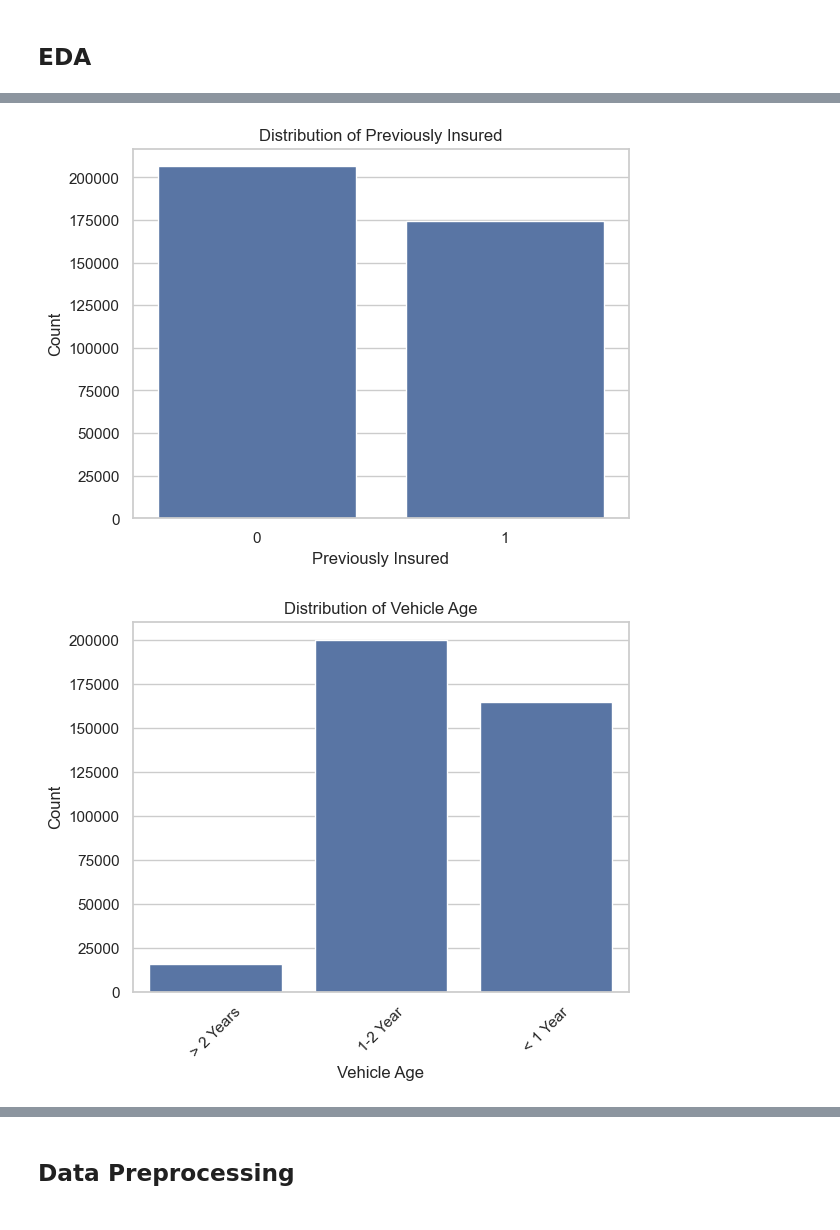
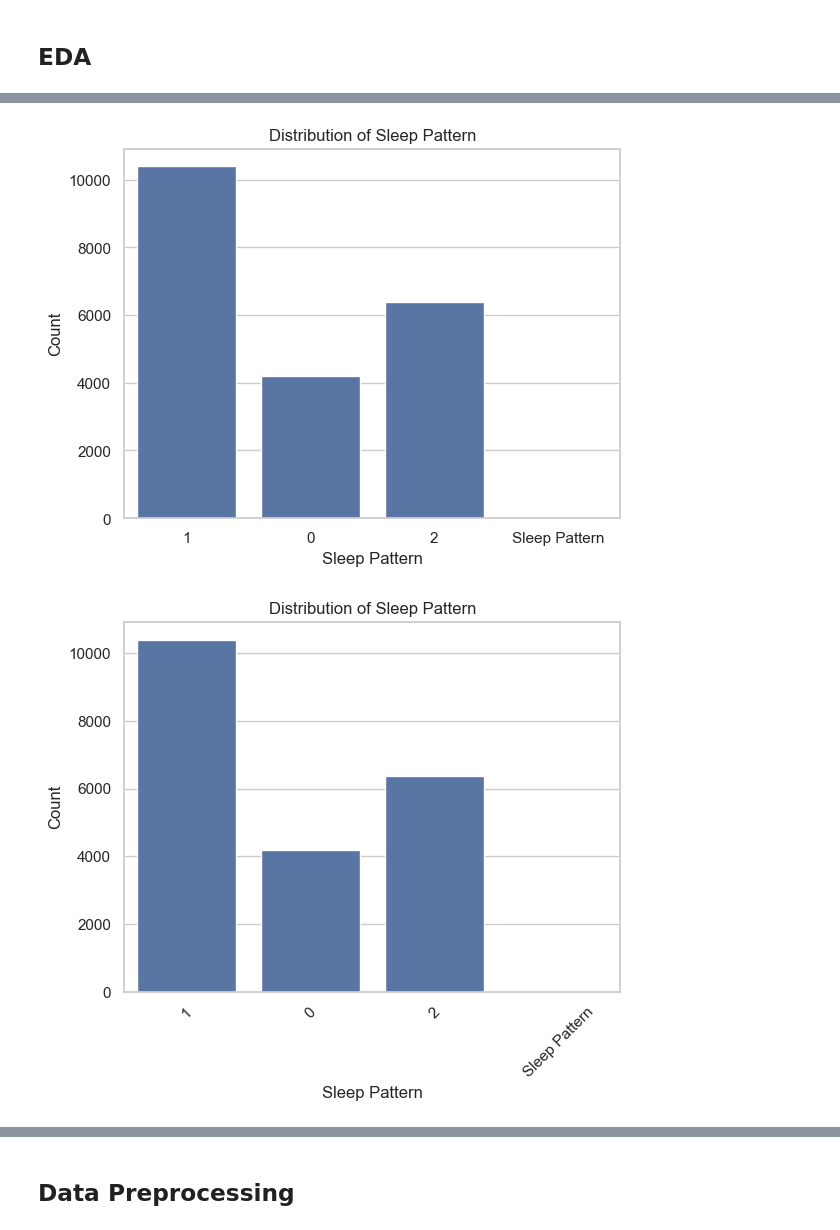
Before and after one commit to nsgowebjavaprog/NS-Davakhane, a Jupyter notebook: notebook/exp-notebook.ipynb, the cells around one changed output, grey strips where cells are left out. Saved outputs shown, nothing was run; the diff lists cells and outputs as text; code cells hidden in the pictures.

```diff
--- a/notebook/exp-notebook.ipynb
+++ b/notebook/exp-notebook.ipynb
@@ -89,6 +108,6 @@ warnings.filterwarnings("ignore")
 # %% [markdown]
 ## Import Dataset
 # %%
-df = pd.read_csv("data.csv")
+df = pd.read_csv("dataset.csv")
 df.head()
 # %% [output]
@@ -260,22 +263,20 @@ plt.show()
 # %%
-# customers with existing insurance
-
-sns.countplot(x="Previously_Insured", data=df)
-plt.title("Distribution of Previously Insured")
-plt.xlabel("Previously Insured")
+# Distribution of Sleep Pattern
+sns.countplot(x="Sleep Pattern", data=df)
+plt.title("Distribution of Sleep Pattern")
+plt.xlabel("Sleep Pattern")
 plt.ylabel("Count")
 plt.show()
 # %% [output]
-[figure, old version]
+[figure, new version]
 # %%
-# checking vehicle age dist
-
-sns.countplot(x='Vehicle_Age', data=df)
-plt.xlabel('Vehicle Age')
+# Checking sleep pattern distribution
+sns.countplot(x='Sleep Pattern', data=df)
+plt.xlabel('Sleep Pattern')
 plt.ylabel('Count')
-plt.title('Distribution of Vehicle Age')
-plt.xticks(rotation=45)  # Rotate x-axis labels if they overlap
+plt.title('Distribution of Sleep Pattern')
+plt.xticks(rotation=45)
 plt.show()
 # %% [output]
-[figure, old version]
+[figure, new version]
 # %%
```
Also changed, not shown: parts of 36 cells of this notebook, 2 other files.
